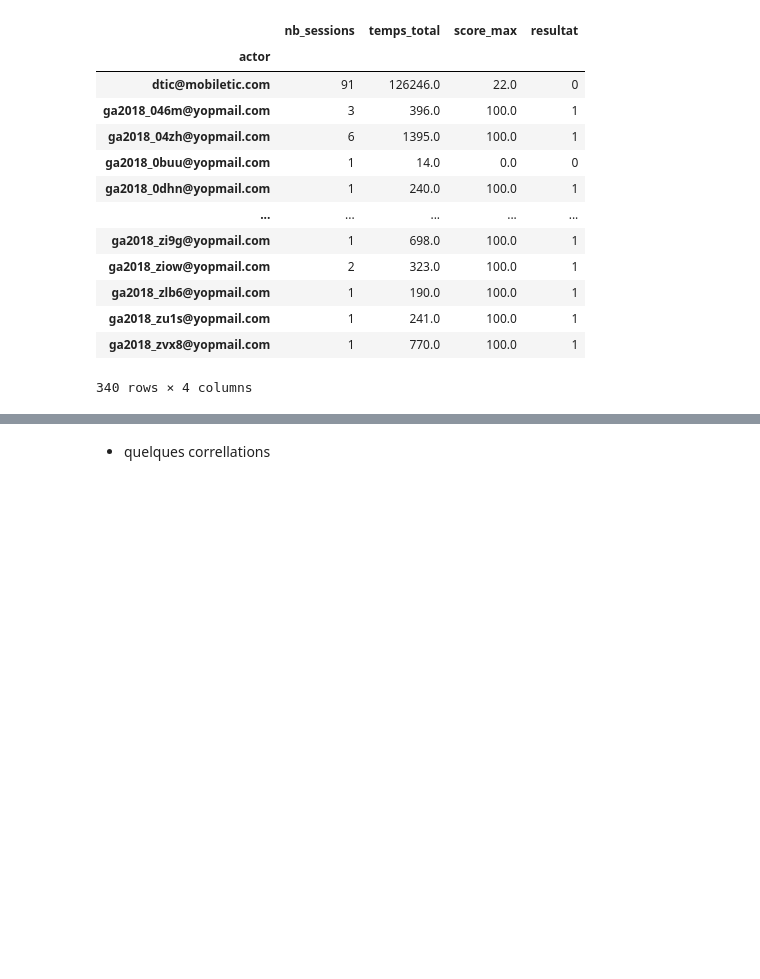
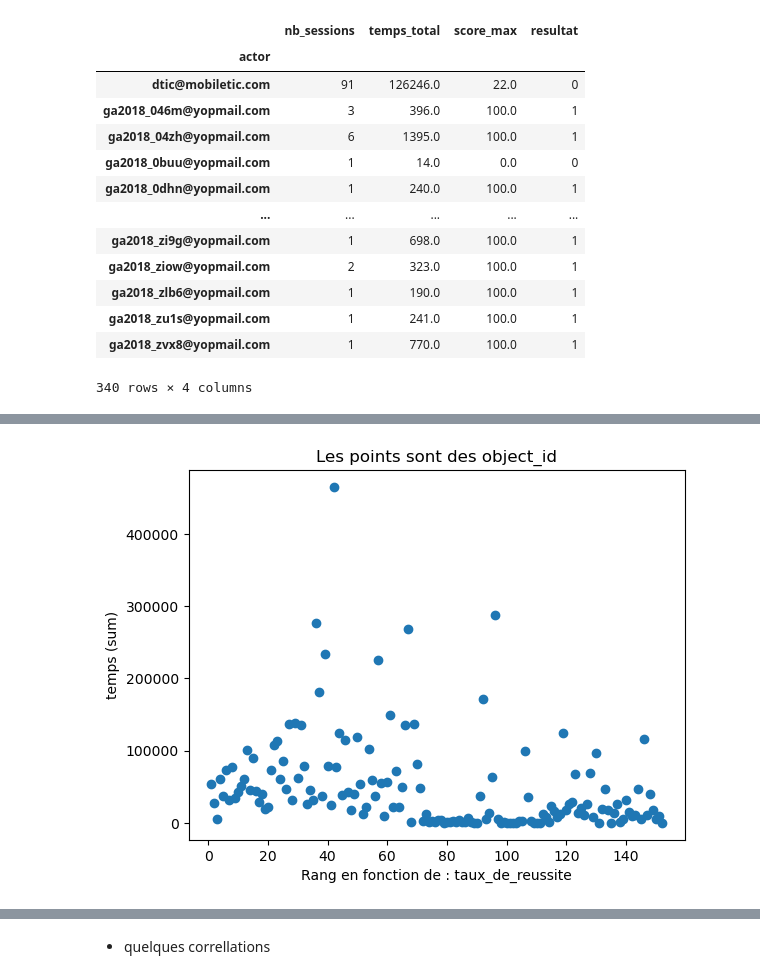
Before and after one commit to DJIGIFA/ODC-ML-DGS, a Jupyter notebook: Untitled.ipynb, the cells around one changed output, grey strips where cells are left out. Saved outputs shown, nothing was run; the diff lists cells and outputs as text; code cells hidden in the pictures; blank space fills up the shorter version.

```diff
--- a/Untitled.ipynb
+++ b/Untitled.ipynb
@@ -106,2 +129,4 @@ data.getModuleActorStat("671-presentation")
 # %%
-# data.nuagePoint(nom_colonne=['object_id'],agg_dic={'temps':'sum'},x_colonne='taux_de_reussite')
+data.nuagePoint(nom_colonne=['object_id'],agg_dic={'temps':'sum'},x_colonne='taux_de_reussite')
+# %% [output]
+[figure, added]
```
Also changed, not shown: parts of 23 cells of this notebook, 1 other file.
